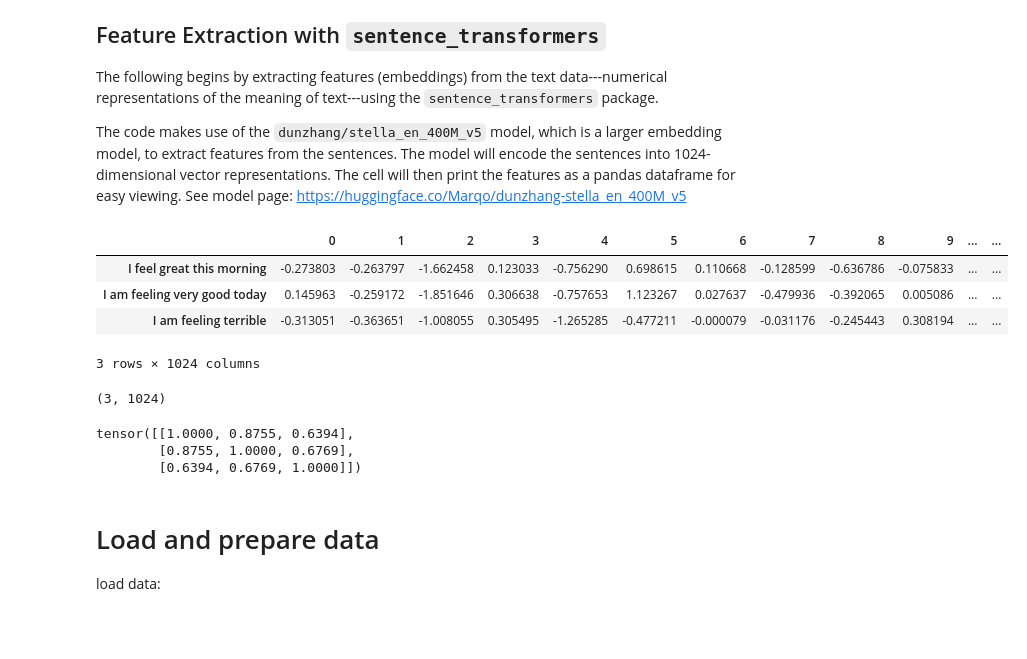
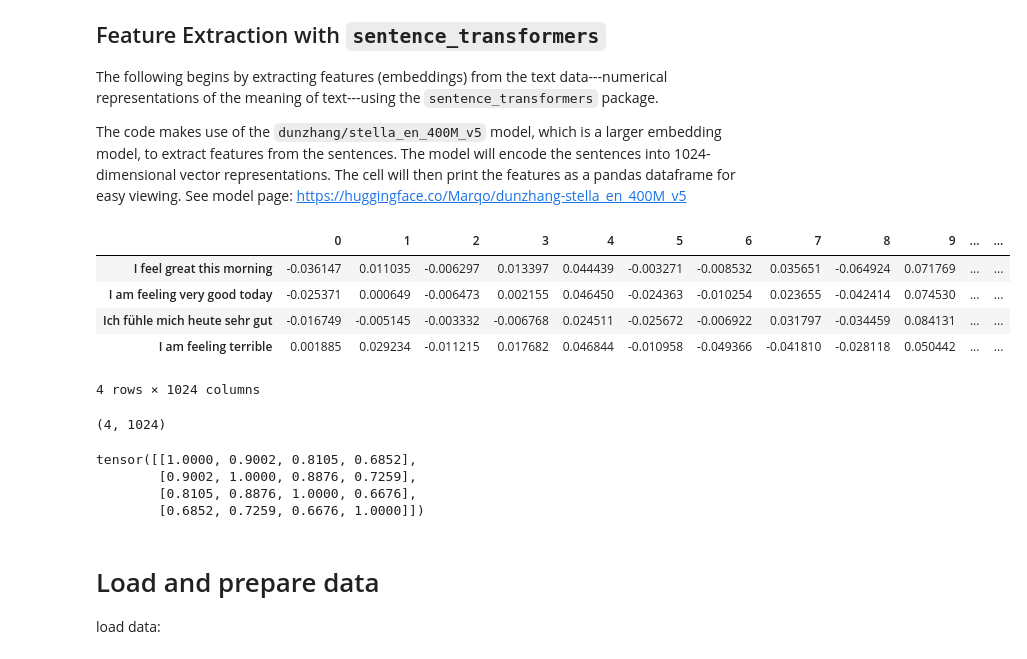
Before and after one commit to FennStatistics/Article_ESTAvalidation, a Jupyter notebook: Analyses/2_webProbing/03_analyzeDataLLMs.ipynb, the cells around one changed output. Drawn from its saved outputs; the diff is of its cells as text; code cells hidden in the pictures; blank space fills up the shorter version.

```diff
--- a/Analyses/2_webProbing/03_analyzeDataLLMs.ipynb
+++ b/Analyses/2_webProbing/03_analyzeDataLLMs.ipynb
@@ -33,5 +33,7 @@ sys.path.append(path_to_src)
 
 # Now you can import your API_key module
 import API_key as key
+# %%
+embedding_model = 'Qwen/Qwen3-Embedding-0.6B'
 # %% [markdown]
 # load local embedding model
@@ -50,3 +40,25 @@ Some weights of the model checkpoint at dunzhang/stella_en_400M_v5 were not used
+# %%
+# initalize embedding model:
+from sentence_transformers import SentenceTransformer
+import torch
+
+if embedding_model == 'Qwen/Qwen3-Embedding-0.6B':
+    if torch.cuda.is_available():
+        model = SentenceTransformer(embedding_model, trust_remote_code=True).cuda()
+    else:
+        model = SentenceTransformer(
+            embedding_model,
+            trust_remote_code=True,
+            config_kwargs={"use_memory_efficient_attention": False, "unpad_inputs": False}
+        )
+elif embedding_model == 'dunzhang/stella_en_400M_v5':
+    model = SentenceTransformer(
+    'dunzhang/stella_en_400M_v5',
+    trust_remote_code=True,
+    config_kwargs={"use_memory_efficient_attention": False, "unpad_inputs": False}
+)
+else:
+    raise ValueError(f"Unsupported embedding model: {embedding_model}")
 # %% [markdown]
 nice printing:
 # %%
@@ -62,36 +74,39 @@ The code makes use of the `dunzhang/stella_en_400M_v5` model, which is a larger
 # %%
 import pandas as pd
 from sentence_transformers import SentenceTransformer
 
 # Define sentences
 sentences = [
     "I feel great this morning",
     "I am feeling very good today",
-    "I am feeling terrible"
+    "Ich fühle mich heute sehr gut",
+    "I am feeling terrible",
 ]
 
 # Extract features
 features = model.encode(sentences)
 
 # Print the features as a pandas dataframe
 pd.DataFrame(features, index=sentences)
 # %% [output]
 |  | 0 | 1 | 2 | 3 | 4 | 5 | 6 | 7 | 8 | 9 | ... | ... |
-| I feel great this morning | -0.273803 | -0.263797 | -1.662458 | 0.123033 | -0.756290 | 0.698615 | 0.110668 | -0.128599 | -0.636786 | -0.075833 | ... | ... |
-| I am feeling very good today | 0.145963 | -0.259172 | -1.851646 | 0.306638 | -0.757653 | 1.123267 | 0.027637 | -0.479936 | -0.392065 | 0.005086 | ... | ... |
-| I am feeling terrible | -0.313051 | -0.363651 | -1.008055 | 0.305495 | -1.265285 | -0.477211 | -0.000079 | -0.031176 | -0.245443 | 0.308194 | ... | ... |
+| I feel great this morning | -0.036147 | 0.011035 | -0.006297 | 0.013397 | 0.044439 | -0.003271 | -0.008532 | 0.035651 | -0.064924 | 0.071769 | ... | ... |
+| I am feeling very good today | -0.025371 | 0.000649 | -0.006473 | 0.002155 | 0.046450 | -0.024363 | -0.010254 | 0.023655 | -0.042414 | 0.074530 | ... | ... |
+| Ich fühle mich heute sehr gut | -0.016749 | -0.005145 | -0.003332 | -0.006768 | 0.024511 | -0.025672 | -0.006922 | 0.031797 | -0.034459 | 0.084131 | ... | ... |
+| I am feeling terrible | 0.001885 | 0.029234 | -0.011215 | 0.017682 | 0.046844 | -0.010958 | -0.049366 | -0.041810 | -0.028118 | 0.050442 | ... | ... |
-3 rows × 1024 columns
+4 rows × 1024 columns
 # %%
 features.shape
 # %% [output]
-(3, 1024)
+(4, 1024)
 # %%
 similarities = model.similarity(features, features)
 print(similarities)
 # %% [output]
-tensor([[1.0000, 0.8755, 0.6394],
-        [0.8755, 1.0000, 0.6769],
-        [0.6394, 0.6769, 1.0000]])
+tensor([[1.0000, 0.9002, 0.8105, 0.6852],
+        [0.9002, 1.0000, 0.8876, 0.7259],
+        [0.8105, 0.8876, 1.0000, 0.6676],
+        [0.6852, 0.7259, 0.6676, 1.0000]])
 # %% [markdown]
 # Load and prepare data
 
```
Also changed, not shown: parts of 58 cells of this notebook, 5 other files.
